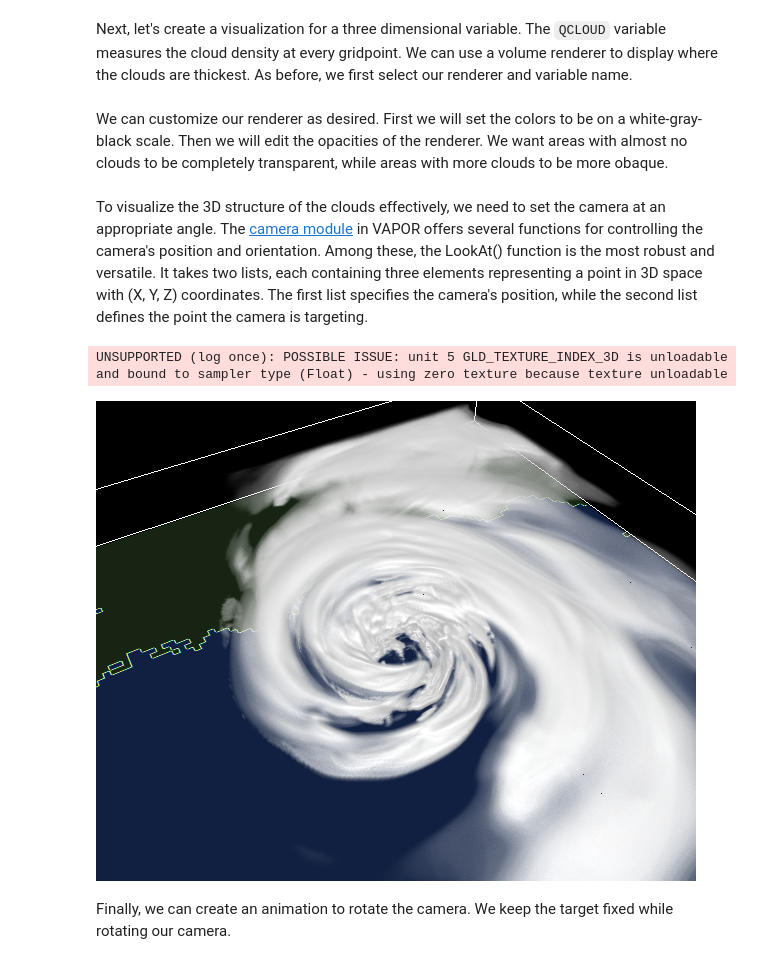
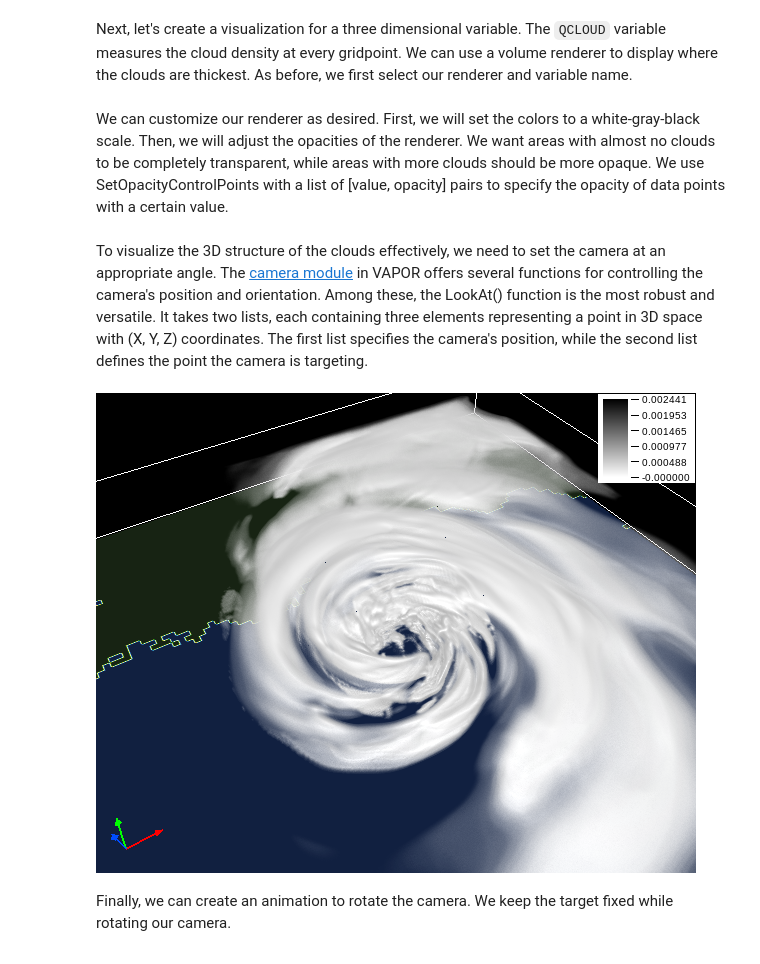
Before and after one commit to ProjectPythia/vapor-python-cookbook, a Jupyter notebook: notebooks/overview.ipynb, the cells around one changed output. Cells and saved outputs as stored; diff of their text form; code cells hidden in the pictures.

```diff
--- a/notebooks/overview.ipynb
+++ b/notebooks/overview.ipynb
@@ -85,6 +85,6 @@ Next, let's create a visualization for a three dimensional variable. The `QCLOUD
 clouds = data.NewRenderer(renderer.VolumeRenderer)
 clouds.SetVariableName("QCLOUD")
 # %% [markdown]
-We can customize our renderer as desired. First we will set the colors to be on a white-gray-black scale. Then we will edit the opacities of the renderer. We want areas with almost no clouds to be completely transparent, while areas with more clouds to be more obaque.
+We can customize our renderer as desired. First, we will set the colors to a white-gray-black scale. Then, we will adjust the opacities of the renderer. We want areas with almost no clouds to be completely transparent, while areas with more clouds should be more opaque. We use SetOpacityControlPoints with a list of [value, opacity] pairs to specify the opacity of data points with a certain value.
 # %%
 clouds_tf = clouds.GetTransferFunction("QCLOUD")
@@ -95,14 +99,13 @@ clouds_tf.SetOpacityControlPoints([[0,0],[0.00001,0.01], [0.0001, 0.1], [0.0010,
 # %% [markdown]
 To visualize the 3D structure of the clouds effectively, we need to set the camera at an appropriate angle. The [camera module](https://ncar.github.io/VaporDocumentationWebsite/pythonAPIReference/userModules/vapor.camera.html) in VAPOR offers several functions for controlling the camera's position and orientation. Among these, the LookAt() function is the most robust and versatile. It takes two lists, each containing three elements representing a point in 3D space with (X, Y, Z) coordinates. The first list specifies the camera's position, while the second list defines the point the camera is targeting.
-# %%
-ses.GetCamera().LookAt(
-    [-420811.28125 * 1.8, 2737271.75 * 0.8, 1904108.375 * 0.4],
-    [-420811.28125, 2737271.75, 10466.52343731 * 1.5]
-    )
-ses.Show()
-# %% [output]
-UNSUPPORTED (log once): POSSIBLE ISSUE: unit 5 GLD_TEXTURE_INDEX_3D is unloadable and bound to sampler type (Float) - using zero texture because texture unloadable
-[figure, removed]
+# %%
+ses.GetCamera().LookAt(
+    [-757400, 2189800, 761600], # Position
+    [-420800, 2737200, 15700]   # Target
+    )
+ses.Show()
+# %% [output]
+[figure, added]
 # %% [markdown]
 Finally, we can create an animation to rotate the camera. We keep the target fixed while rotating our camera.
 # %% [markdown]
```
Also changed, not shown: parts of 2 cells of this notebook, 6 other files.
